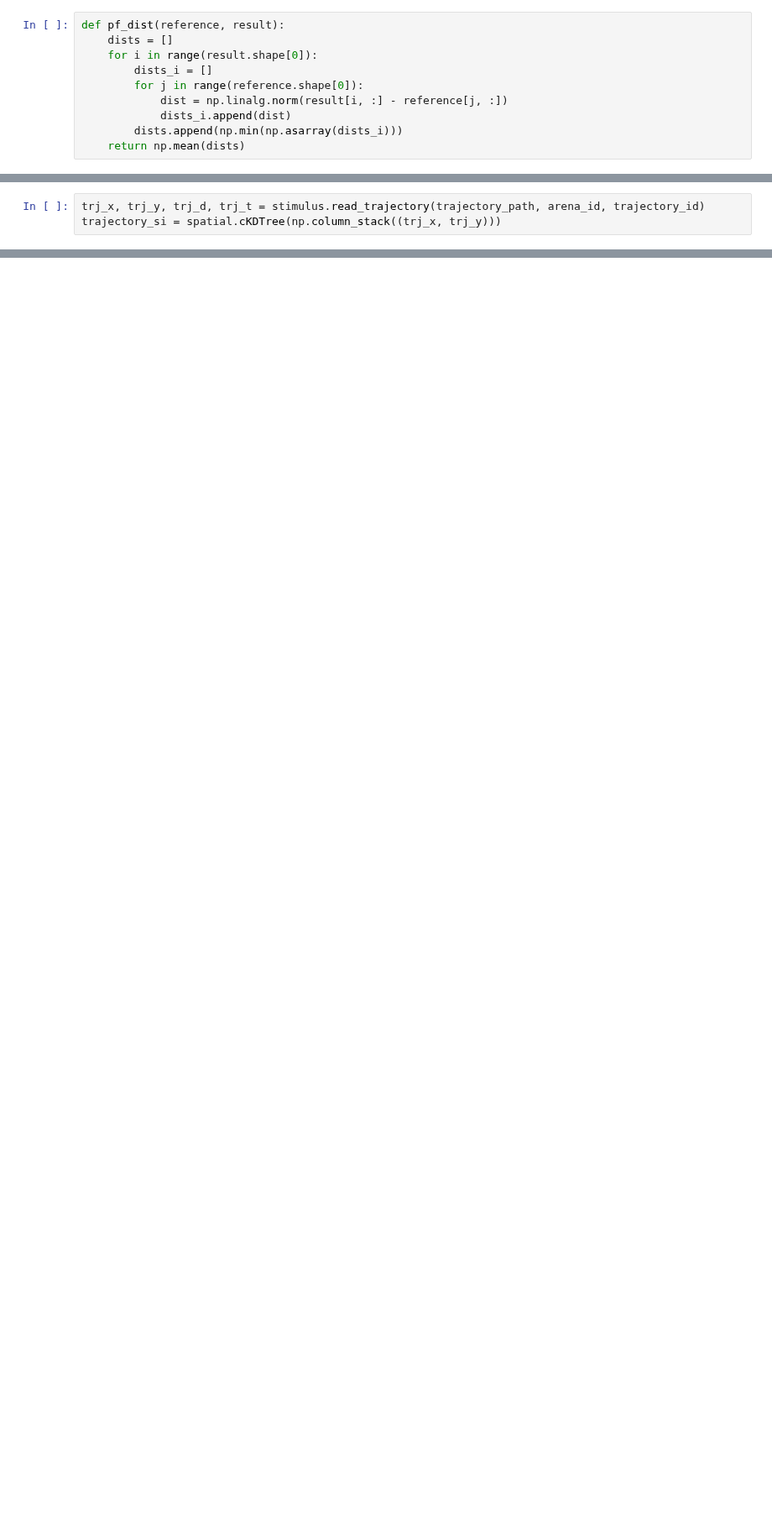
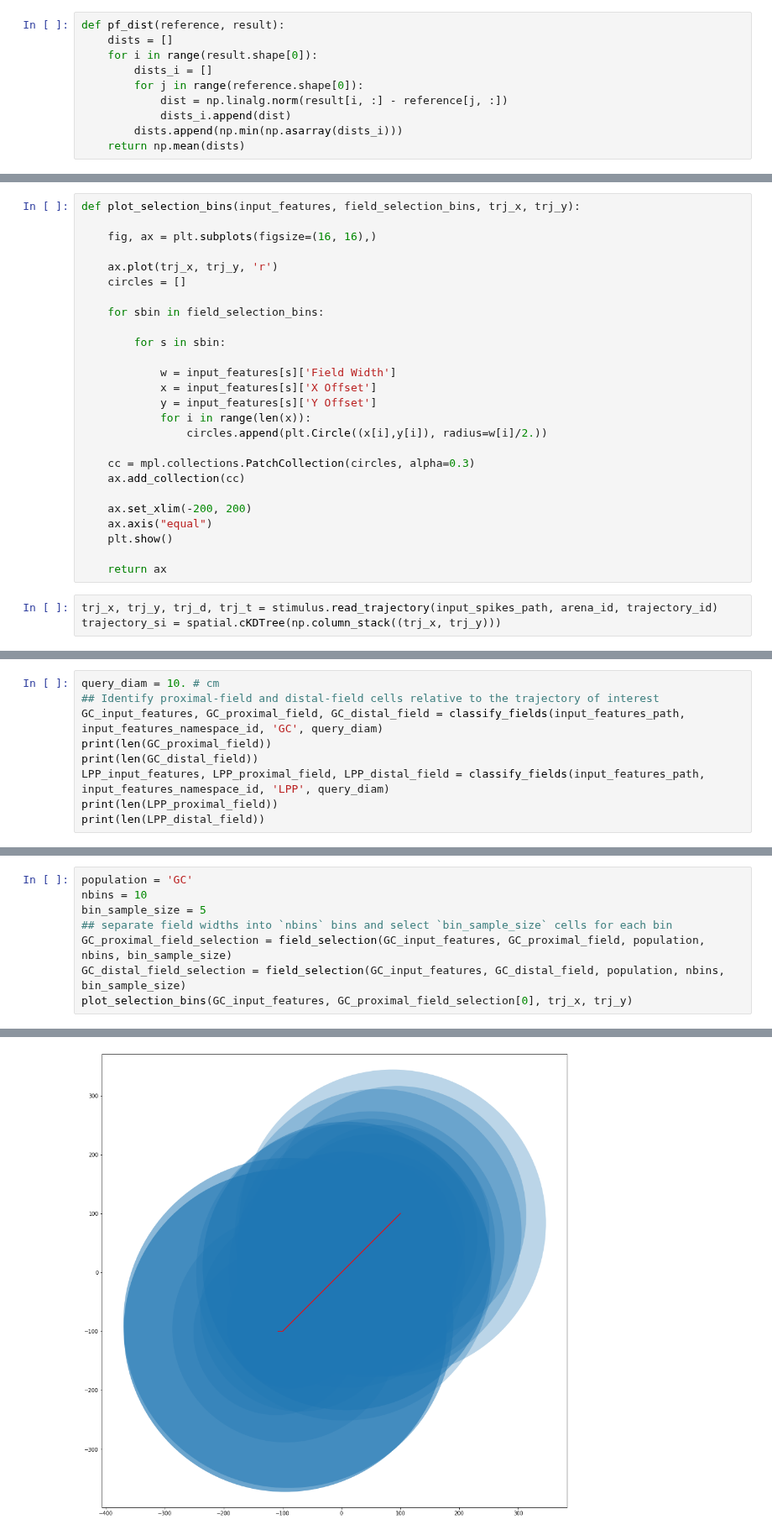
Before and after one commit to soltesz-lab/dentate, a Jupyter notebook: notebooks/Place Field Tuning 20191216.ipynb, the cells around one changed output, grey strips where cells are left out. Shown at 84% size. Drawn from its saved outputs; the diff is of its cells as text; blank space fills up the shorter version.

```diff
--- a/notebooks/Place Field Tuning 20191216.ipynb
+++ b/notebooks/Place Field Tuning 20191216.ipynb
@@ -59,3 +144,29 @@ if config_path is not None:
+# %%
+def plot_selection_bins(input_features, field_selection_bins, trj_x, trj_y):
+
+    fig, ax = plt.subplots(figsize=(16, 16),)
+
+    ax.plot(trj_x, trj_y, 'r')
+    circles = []
+
+    for sbin in field_selection_bins:
+
+        for s in sbin:
+
+            w = input_features[s]['Field Width']
+            x = input_features[s]['X Offset']
+            y = input_features[s]['Y Offset']
+            for i in range(len(x)):
+                circles.append(plt.Circle((x[i],y[i]), radius=w[i]/2.))
+
+    cc = mpl.collections.PatchCollection(circles, alpha=0.3)
+    ax.add_collection(cc)
+
+    ax.set_xlim(-200, 200)
+    ax.axis("equal")
+    plt.show()
+
+    return ax
 # %%
-trj_x, trj_y, trj_d, trj_t = stimulus.read_trajectory(trajectory_path, arena_id, trajectory_id)
+trj_x, trj_y, trj_d, trj_t = stimulus.read_trajectory(input_spikes_path, arena_id, trajectory_id)
 trajectory_si = spatial.cKDTree(np.column_stack((trj_x, trj_y)))
@@ -383,0 +173,9 @@ plt.plot(GC_pf_dists_array)
+# %%
+query_diam = 10. # cm
+## Identify proximal-field and distal-field cells relative to the trajectory of interest
+GC_input_features, GC_proximal_field, GC_distal_field = classify_fields(input_features_path, input_features_namespace_id, 'GC', query_diam)
+print(len(GC_proximal_field))
+print(len(GC_distal_field))
+LPP_input_features, LPP_proximal_field, LPP_distal_field = classify_fields(input_features_path, input_features_namespace_id, 'LPP', query_diam)
+print(len(LPP_proximal_field))
+print(len(LPP_distal_field))
@@ -383,0 +187,9 @@ plt.plot(GC_pf_dists_array)
+# %%
+population = 'GC'
+nbins = 10
+bin_sample_size = 5
+## separate field widths into `nbins` bins and select `bin_sample_size` cells for each bin
+GC_proximal_field_selection = field_selection(GC_input_features, GC_proximal_field, population, nbins, bin_sample_size)
+GC_distal_field_selection = field_selection(GC_input_features, GC_distal_field, population, nbins, bin_sample_size)
+plot_selection_bins(GC_input_features, GC_proximal_field_selection[0], trj_x, trj_y)
+# %% [output]
@@ -383,0 +197 @@ plt.plot(GC_pf_dists_array)
+[figure, added]
```
Also changed, not shown: parts of 29 cells of this notebook, 6 other files.
